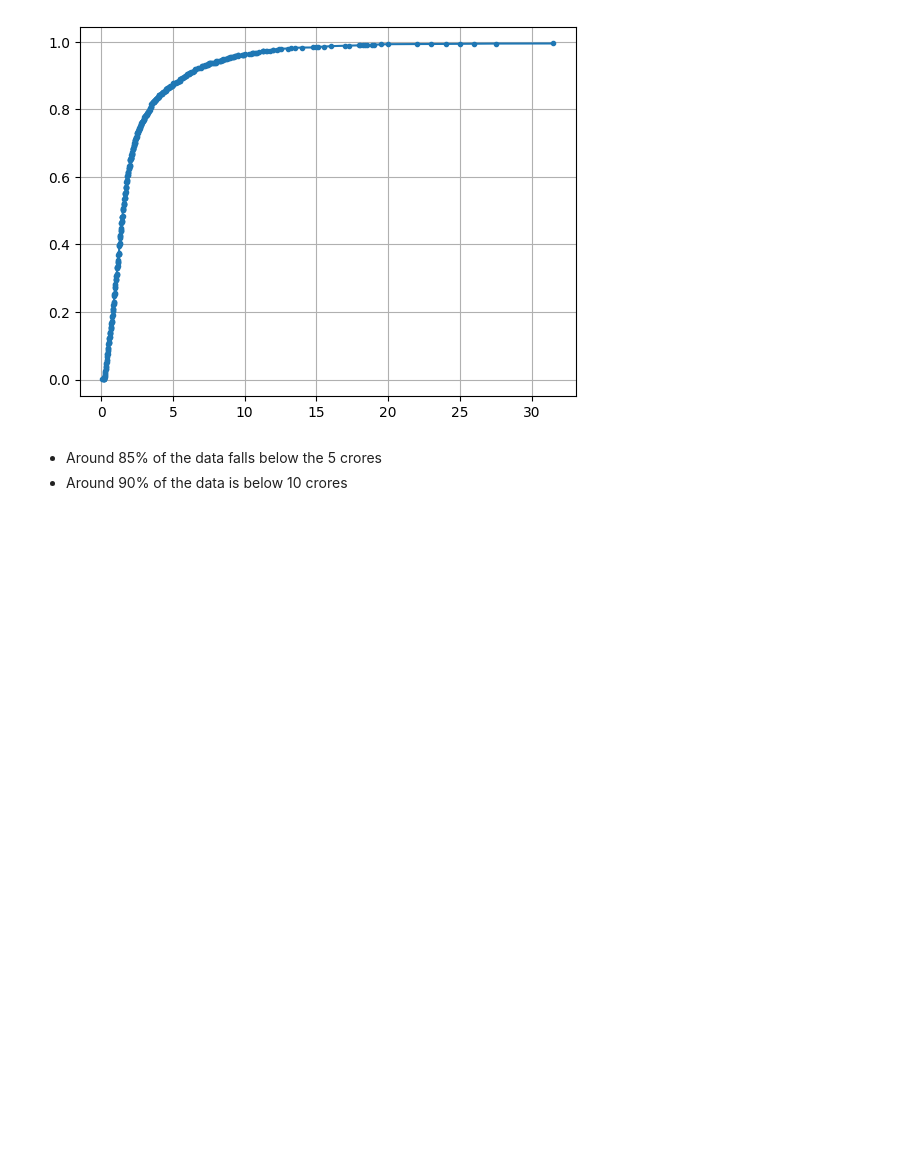
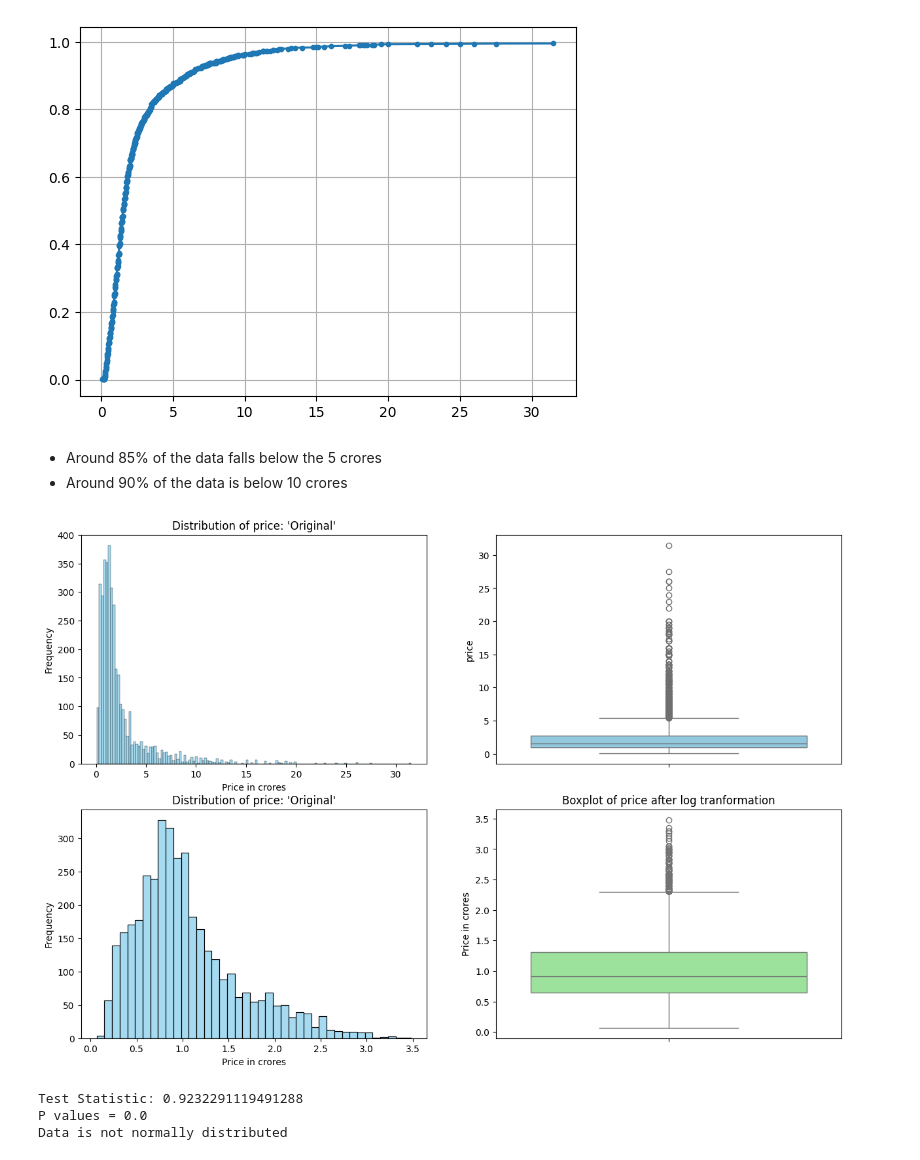
Before and after one commit to abhishek-saurav/real_estate_project, a Jupyter notebook: notebooks/exploratory_data_analysis.ipynb, the cells around one changed output. Drawn from its saved outputs; the diff is of its cells as text; code cells hidden in the pictures; blank space fills up the shorter version.

```diff
--- a/notebooks/exploratory_data_analysis.ipynb
+++ b/notebooks/exploratory_data_analysis.ipynb
@@ -553,3 +590,54 @@ plt.grid()
 # %% [markdown]
 - Around 85% of the data falls below the 5 crores
 - Around 90% of the data is below 10 crores
+# %%
+# now since the price column is right skewed we will apply transformation techniques to make it closer to the normal distribution.
+
+# distribution without log transformation
+# histogram
+plt.figure(figsize= (15, 10))
+
+plt.subplot(2, 2 , 1)
+sns.histplot(data['price'], color= 'skyblue')
+plt.title("Distribution of price: 'Original'")
+plt.xlabel("Price in crores")
+plt.ylabel("Frequency")
+
+plt.subplot(2, 2, 2)
+sns.boxplot(data['price'], color= 'skyblue')
+
+
+# distribution with log transformation
+price_log_trasformed = np.log1p(data['price'])
+plt.subplot(2, 2, 3)
+sns.histplot(price_log_trasformed, color= 'skyblue')
+plt.title("Distribution of price: 'Original'")
+plt.xlabel("Price in crores")
+plt.ylabel("Frequency")
+
+# boxplot
+plt.subplot(2 ,2, 4)
+sns.boxplot(price_log_trasformed, color= 'lightgreen')
+plt.title("Boxplot of price after log tranformation")
+plt.ylabel("Price in crores")
+
+plt.show()
+# %% [output]
+[figure, added]
+# %%
+# shapiro wilk test to check if the log tranformation of the 'price' col has helped or not
+
+from scipy import stats
+
+alpha = 0.05
+sw_test, pvalue = stats.shapiro(np.log1p(data['price'].dropna().values))
+print(f"Test Statistic: {sw_test}")
+print(f"P values = {round(pvalue,4)}")
+if pvalue < alpha:
+    print("Data is not normally distributed")
+else:
+    print("Data is normally distributed")
+# %% [output]
+Test Statistic: 0.9232291119491288
+P values = 0.0
+Data is not normally distributed
```
Also changed, not shown: parts of 32 cells of this notebook, 8 other files.
